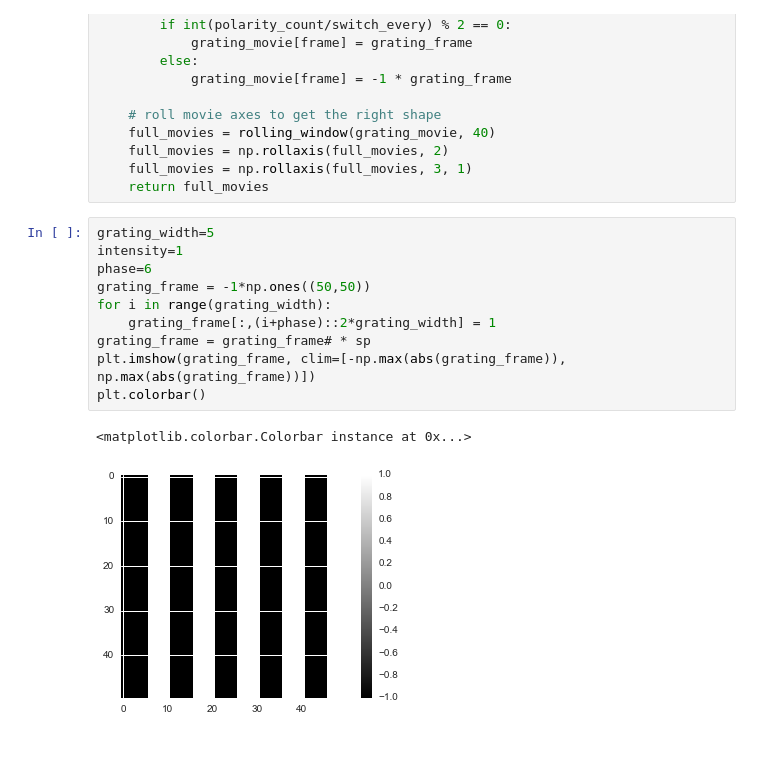
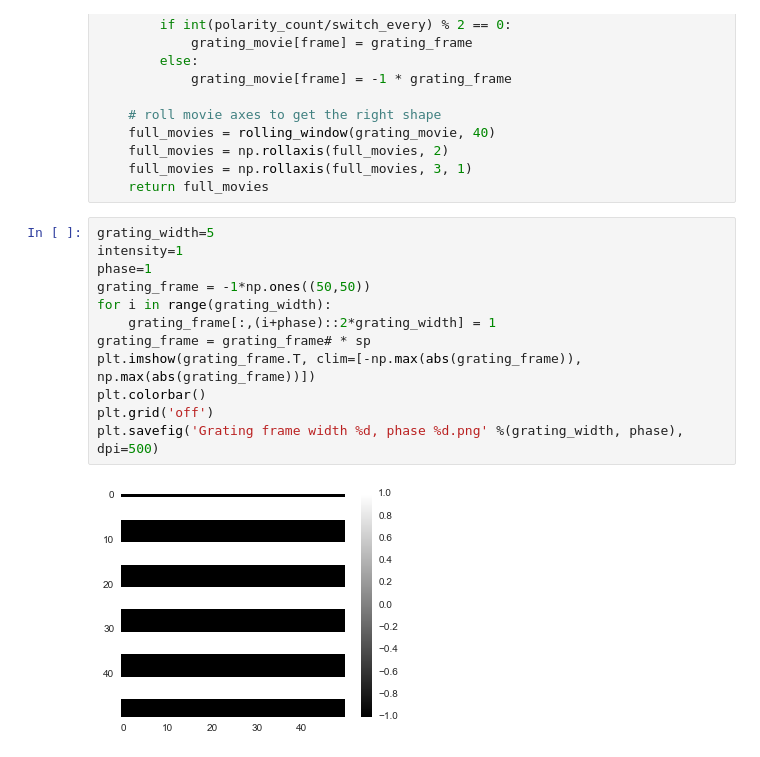
Before and after one commit to baccuslab/deep-retina, a Jupyter notebook: notebooks/Responses Probing Adaptation.ipynb, the cells around one changed output. Saved outputs shown, nothing was run; the diff lists cells and outputs as text.

```diff
--- a/notebooks/Responses Probing Adaptation.ipynb
+++ b/notebooks/Responses Probing Adaptation.ipynb
@@ -665,16 +724,17 @@ def get_grating_movie(grating_width=1, switch_every=10, movie_duration=100, mask
 # %%
 grating_width=5
 intensity=1
-phase=6
+phase=1
 grating_frame = -1*np.ones((50,50))
 for i in range(grating_width):
     grating_frame[:,(i+phase)::2*grating_width] = 1
 grating_frame = grating_frame# * sp
-plt.imshow(grating_frame, clim=[-np.max(abs(grating_frame)), np.max(abs(grating_frame))])
+plt.imshow(grating_frame.T, clim=[-np.max(abs(grating_frame)), np.max(abs(grating_frame))])
 plt.colorbar()
+plt.grid('off')
+plt.savefig('Grating frame width %d, phase %d.png' %(grating_width, phase), dpi=500)
 # %% [output]
-<matplotlib.colorbar.Colorbar instance at 0x...>
-[figure, old version]
+[figure, new version]
 # %%
 p = 1
 se = 10
```
Also changed, not shown: parts of 10 cells of this notebook, 2 other files.
